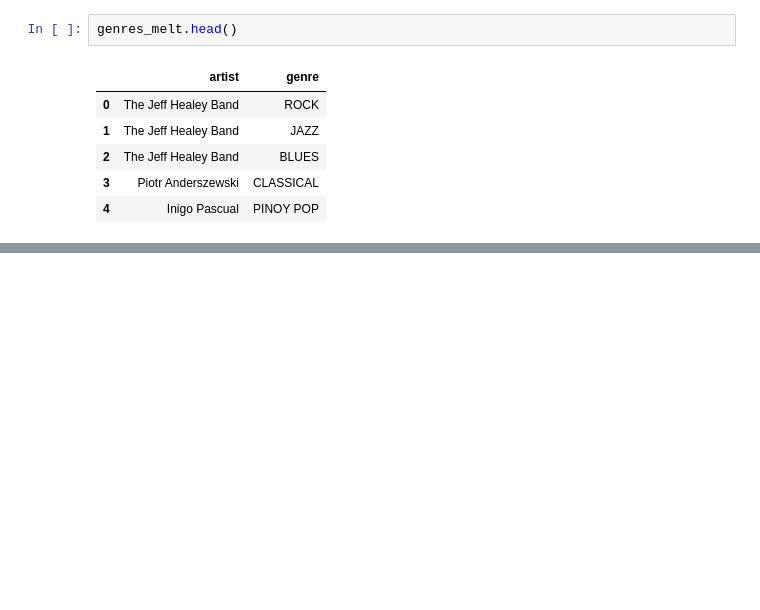
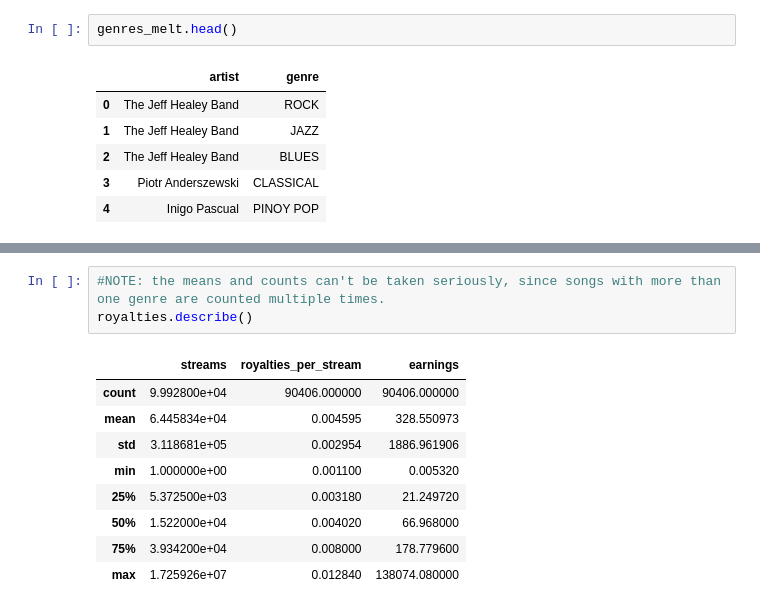
Before and after one commit to NSS-Data-Analytics-Cohort-6/mlc-project-pythons-on-a-plane, a Jupyter notebook: notebooks/mlc_streaming_data.ipynb, the cells around one changed output, grey strips where cells are left out. Cells and saved outputs as stored; diff of their text form; blank space fills up the shorter version.

```diff
--- a/notebooks/mlc_streaming_data.ipynb
+++ b/notebooks/mlc_streaming_data.ipynb
@@ -541,0 +542,13 @@ royalties.head(20)
+# %%
+#NOTE: the means and counts can't be taken seriously, since songs with more than one genre are counted multiple times.
+royalties.describe()
+# %% [output]
+|  | streams | royalties_per_stream | earnings |
+| count | 9.992800e+04 | 90406.000000 | 90406.000000 |
+| mean | 6.445834e+04 | 0.004595 | 328.550973 |
+| std | 3.118681e+05 | 0.002954 | 1886.961906 |
+| min | 1.000000e+00 | 0.001100 | 0.005320 |
+| 25% | 5.372500e+03 | 0.003180 | 21.249720 |
+| 50% | 1.522000e+04 | 0.004020 | 66.968000 |
+| 75% | 3.934200e+04 | 0.008000 | 178.779600 |
+| max | 1.725926e+07 | 0.012840 | 138074.080000 |
```
Also changed, not shown: parts of 33 cells of this notebook.
